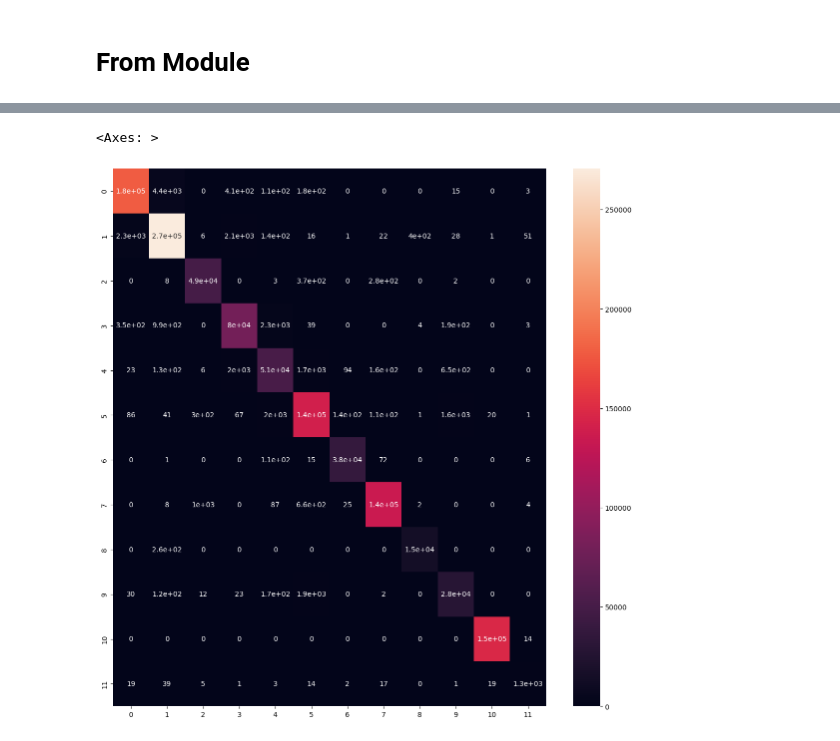
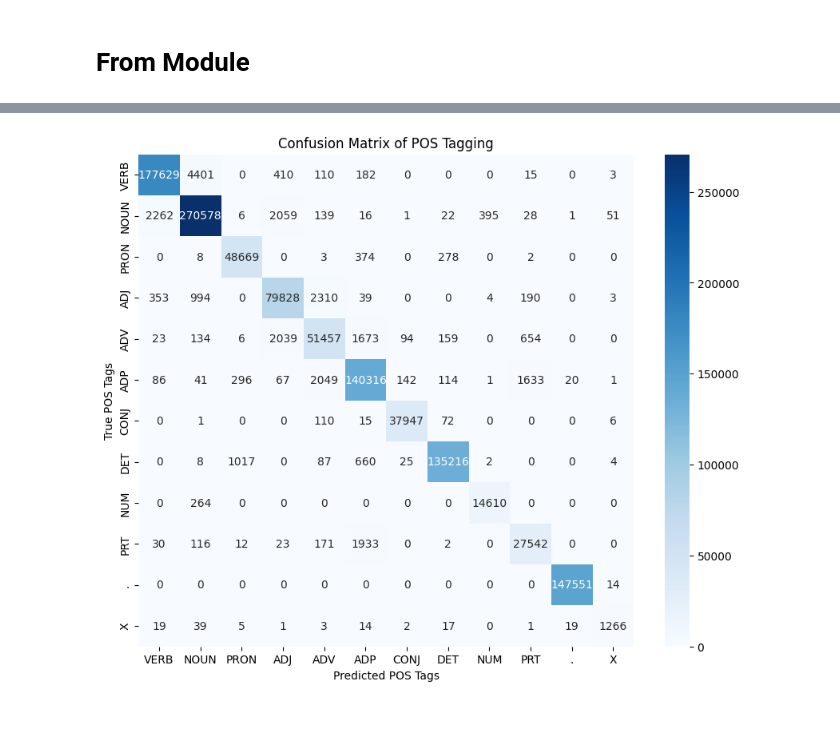
Before and after one commit to Gurupoorna/NLP-tasks, a Jupyter notebook: HMM/POS tagging.ipynb, the cells around one changed output, grey strips where cells are left out. Cells and saved outputs as stored; diff of their text form; code cells hidden in the pictures.

```diff
--- a/HMM/POS tagging.ipynb
+++ b/HMM/POS tagging.ipynb
@@ -208,8 +213,15 @@ precision_s, recall_s, fscore_s, _ = precision_recall_fscore_support(
-# %%
-import matplotlib.pyplot as plt
-import seaborn as sns
-fg = plt.subplots(figsize=(14,14))
-sns.heatmap(conf_matx.astype(np.int_), annot=True, )
-# %% [output]
-<Axes: >
-[figure, removed]
+# %%
+import matplotlib.pyplot as plt
+import seaborn as sns
+
+conf_matx = confusion_matrix(y_true, y_pred, labels=range(len(pos_tags)))
+
+plt.figure(figsize=(10, 8))
+sns.heatmap(conf_matx, annot=True, fmt='d', cmap='Blues', xticklabels=pos_tags, yticklabels=pos_tags)
+
+plt.xlabel('Predicted POS Tags')
+plt.ylabel('True POS Tags')
+plt.title('Confusion Matrix of POS Tagging')
+plt.show()
+# %% [output]
+[figure, added]
```
Also changed, not shown: parts of 4 cells of this notebook.
